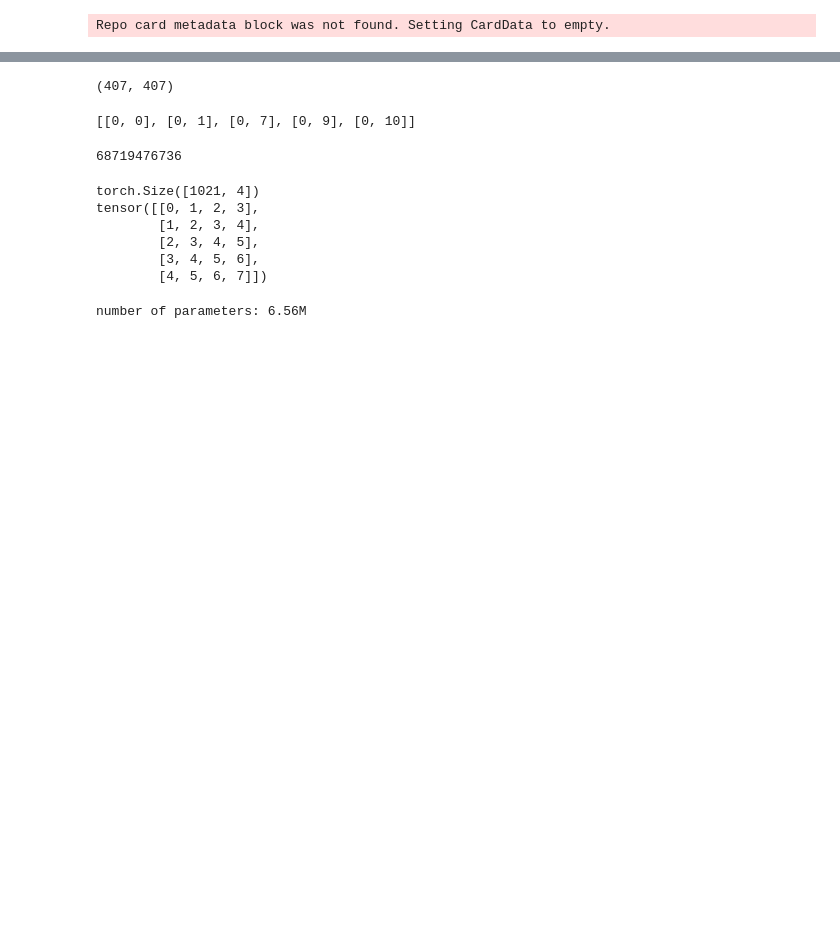
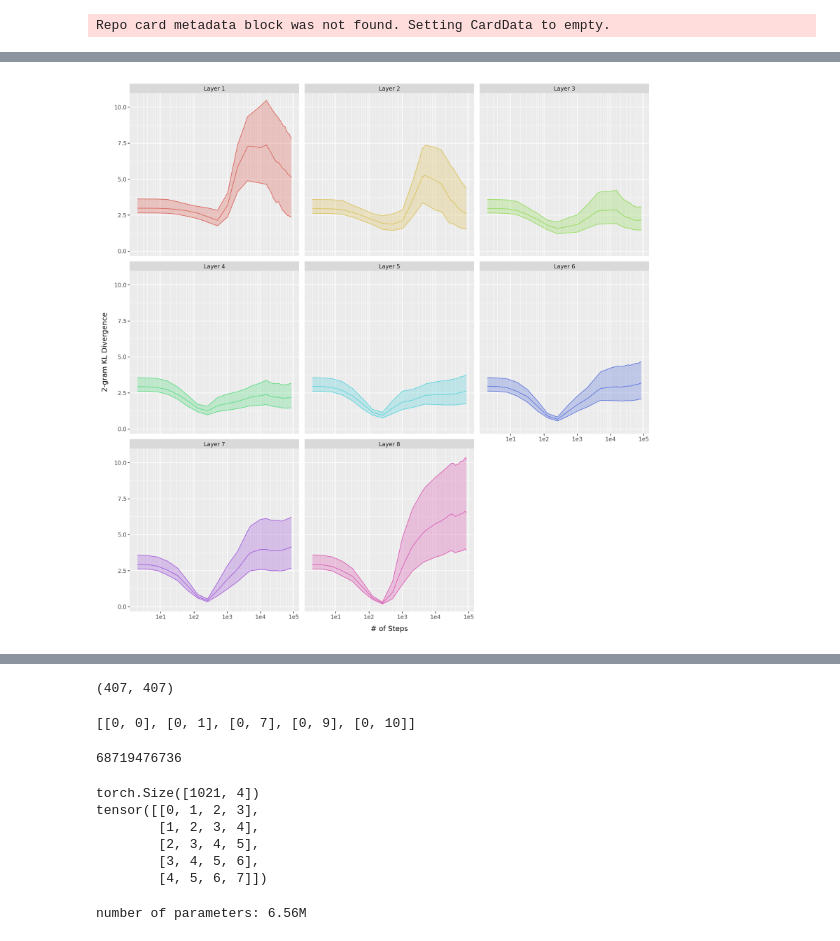
Before and after one commit to dashstander/ngram-markov, a Jupyter notebook: ngram_model.ipynb, the cells around one changed output, grey strips where cells are left out. Drawn from its saved outputs; the diff is of its cells as text; code cells hidden in the pictures; blank space fills up the shorter version.

```diff
--- a/ngram_model.ipynb
+++ b/ngram_model.ipynb
@@ -312,0 +855,34 @@ tensor([[[-0.0781,  0.0035, -0.0117,  ..., -0.0562, -0.0224,  0.0281],
+# %%
+
+df = (
+    bigram_data
+    .group_by(['layers', 'steps'])
+    .agg(
+        kl_mean = pl.col('value').mean(),
+        kl_med = pl.col('value').median(),
+        kl_std = pl.col('value').std(),
+        kl10 = pl.col('value').quantile(0.10),
+        kl25 = pl.col('value').quantile(0.25),
+        kl75 = pl.col('value').quantile(0.75),
+        kl90 = pl.col('value').quantile(0.90),
+        kl_min = pl.col('value').min(),
+        kl_max = pl.col('value').max(),
+    )
+    .with_columns(layer_named = 'Layer ' + pl.col('layers'))
+    .collect()
+)
+# %%
+from plotnine import ggplot, geom_histogram, geom_boxplot, facet_wrap, labs, geom_line, geom_ribbon, scale_x_log10, scale_y_log10, theme
+#layer_kl = estimate_layer_kl(model, 2, 64)
+#bigram_df = pl.DataFrame(layer_kl).melt(variable_name='layer')
+(
+    ggplot(df.filter(pl.col('layers').ne('0')), aes(x='steps', y='kl_med', ymin='kl25', ymax='kl75', fill='layer_named', color='layer_named'))
+    + geom_line(show_legend=False)
+    + geom_ribbon(alpha=0.3, show_legend=False)
+    + scale_x_log10()
+    + facet_wrap('~layer_named')
+    + labs(x = '# of Steps', y = '2-gram KL Divergence')
+    + theme(figure_size = (12, 12))
+)
+# %% [output]
+[figure, added]
```
Also changed, not shown: parts of 81 cells of this notebook, 2 other files.
